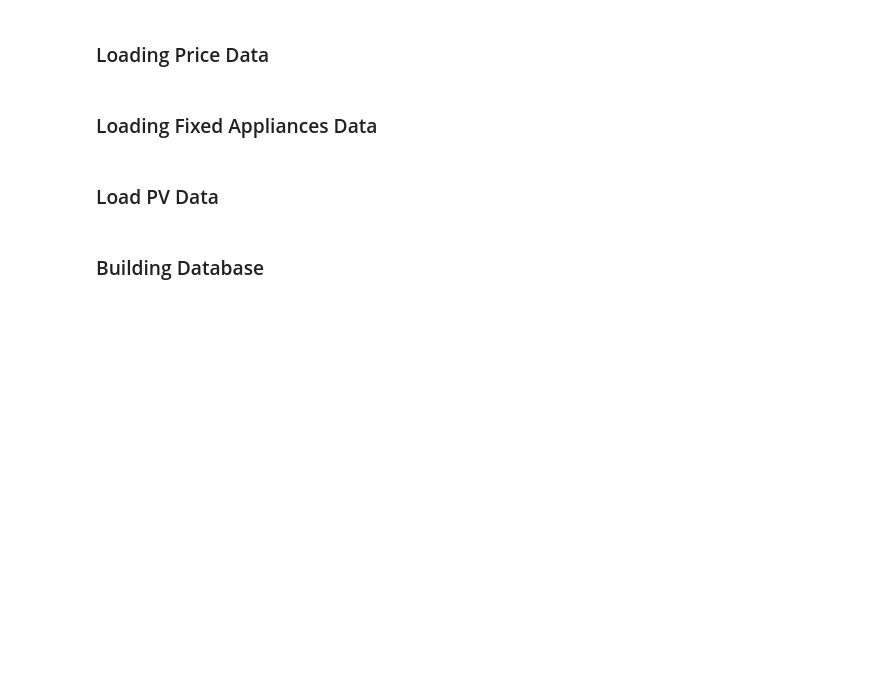
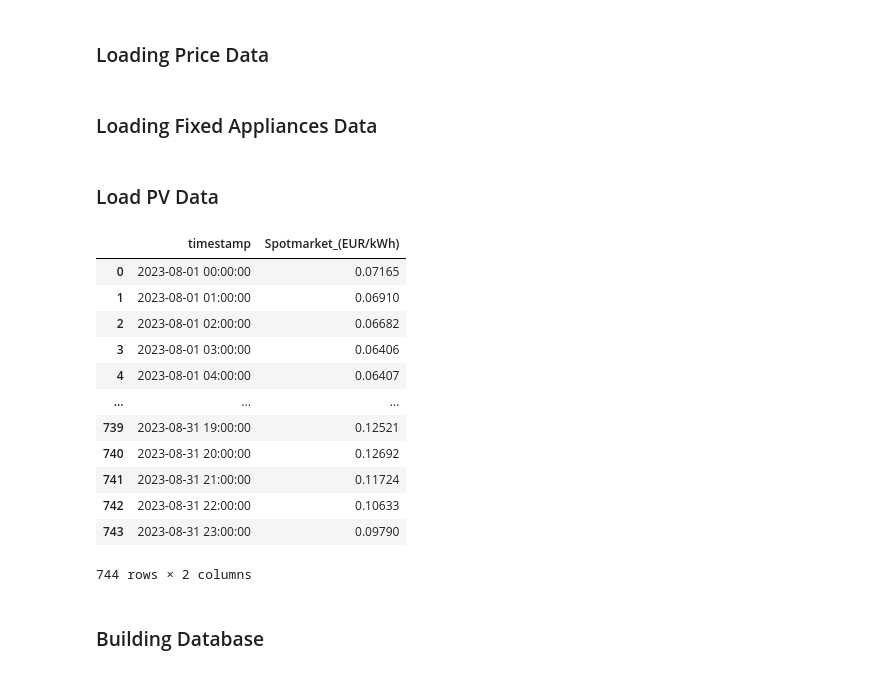
Before and after one commit to sewaelty/optimization_project, a Jupyter notebook: playground/simon/simons_sandchaste_dryer_dw_wm_PV.ipynb, the cells around one changed output. Drawn from its saved outputs; the diff is of its cells as text; code cells hidden in the pictures; blank space fills up the shorter version.

```diff
--- a/playground/simon/simons_sandchaste_dryer_dw_wm_PV.ipynb
+++ b/playground/simon/simons_sandchaste_dryer_dw_wm_PV.ipynb
@@ -81,15 +84,33 @@ induction_winter.columns = induction_winter.columns.str.replace('consumption_kWh
 # %%
 #PV data for summer month
 pv_summer_total = pd.read_csv(os.path.join(data_dir, 'pv_august.csv'), sep=',')
 pv_summer_total['PV_energy_production_kWh'] = pv_summer_total['PV_energy_production_kWh']
 
 #PV data for winter month
 pv_winter_total = pd.read_csv(os.path.join(data_dir, 'pv_december.csv'), sep=',')
 pv_winter_total['PV_energy_production_kWh'] = pv_winter_total['PV_energy_production_kWh']
 
 #extract the timestamp and the Energy_production columns $
 pv_summer = pv_summer_total[['timestamp', 'PV_energy_production_kWh']]
 pv_winter = pv_winter_total[['timestamp', 'PV_energy_production_kWh']]
+
+
+
+p_summer
+# %% [output]
+|  | timestamp | Spotmarket_(EUR/kWh) |
+| 0 | 2023-08-01 00:00:00 | 0.07165 |
+| 1 | 2023-08-01 01:00:00 | 0.06910 |
+| 2 | 2023-08-01 02:00:00 | 0.06682 |
+| 3 | 2023-08-01 03:00:00 | 0.06406 |
+| 4 | 2023-08-01 04:00:00 | 0.06407 |
+| ... | ... | ... |
+| 739 | 2023-08-31 19:00:00 | 0.12521 |
+| 740 | 2023-08-31 20:00:00 | 0.12692 |
+| 741 | 2023-08-31 21:00:00 | 0.11724 |
+| 742 | 2023-08-31 22:00:00 | 0.10633 |
+| 743 | 2023-08-31 23:00:00 | 0.09790 |
+744 rows × 2 columns
 # %% [markdown]
 ### Building Database
 # %%
```
Also changed, not shown: parts of 15 cells of this notebook, 1 other file.
